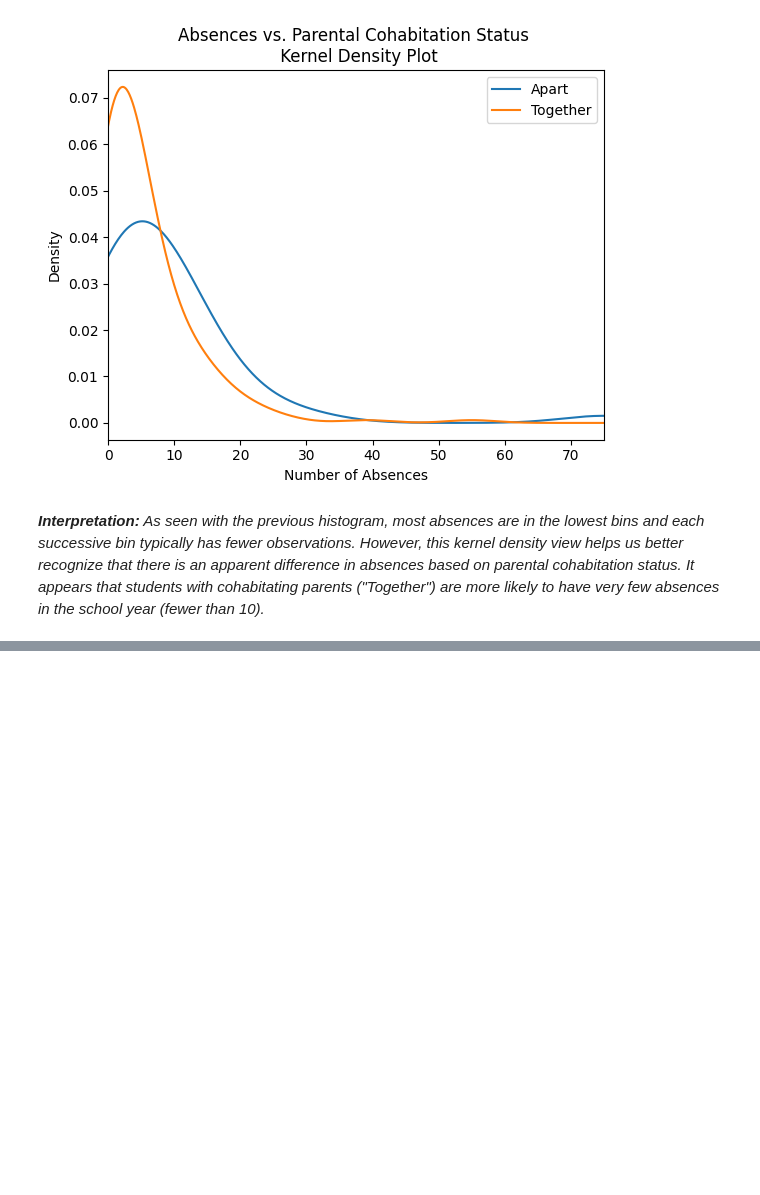
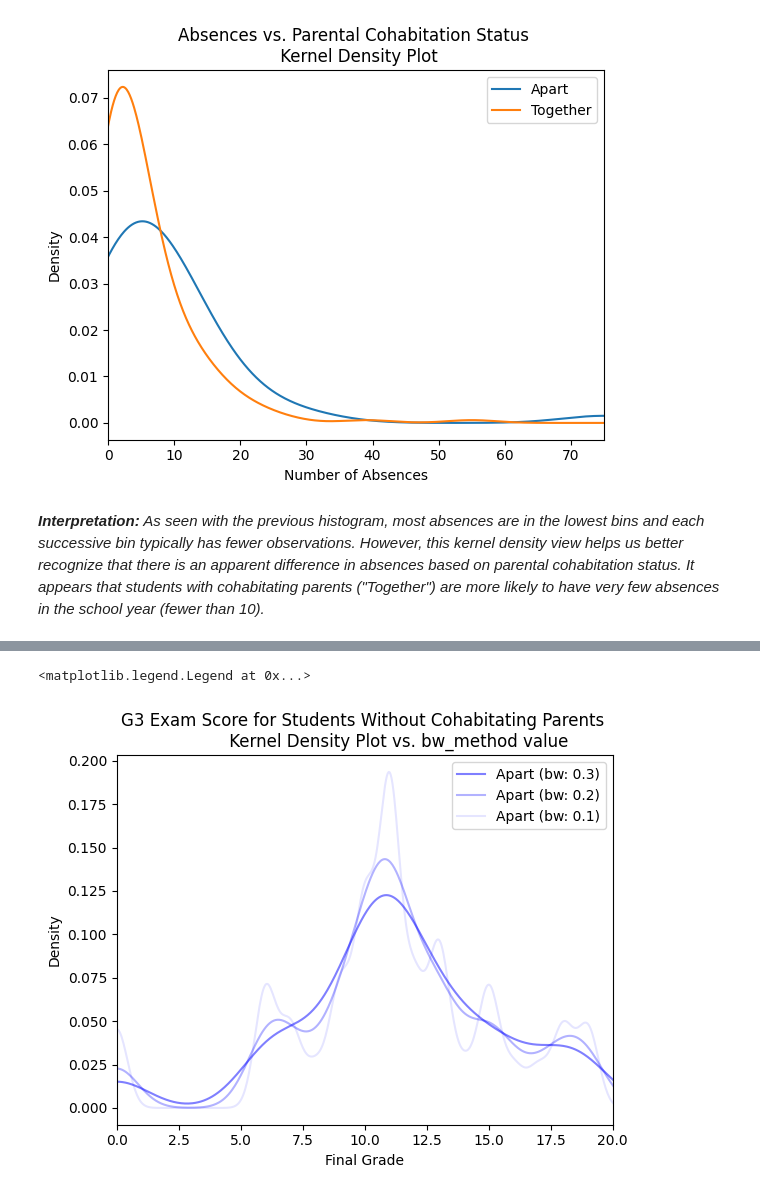
Before and after one commit to trevorlillywhite/HW-4---NCSU-ST-554---Trevor-Lillywhite, a Jupyter notebook: HW4_ST_554_Trevor_Lillywhite.ipynb, the cells around one changed output, grey strips where cells are left out. Cells and saved outputs as stored; diff of their text form; code cells hidden in the pictures; blank space fills up the shorter version.

```diff
--- a/HW4_ST_554_Trevor_Lillywhite.ipynb
+++ b/HW4_ST_554_Trevor_Lillywhite.ipynb
@@ -507,0 +511,16 @@ plt.legend()
+# %%
+# Explore plot sensitivity to bw_method value
+df_G3_Pstatus_A.plot.density(bw_method = 0.3, label='Apart (bw: 0.3)',
+                             color = 'blue', alpha=0.5)
+df_G3_Pstatus_A.plot.density(bw_method = 0.2, label='Apart (bw: 0.2)',
+                             color = 'blue', alpha=0.3)
+df_G3_Pstatus_A.plot.density(bw_method = 0.1, label='Apart (bw: 0.1)',
+                             color = 'blue', alpha=0.1)
+plt.title('G3 Exam Score for Students Without Cohabitating Parents \n \
+            Kernel Density Plot vs. bw_method value')
+plt.xlabel('Final Grade')
+plt.xlim(0, 20)
+plt.legend()
+# %% [output]
+<matplotlib.legend.Legend at 0x...>
+[figure, added]
```
Also changed, not shown: parts of 9 cells of this notebook.
